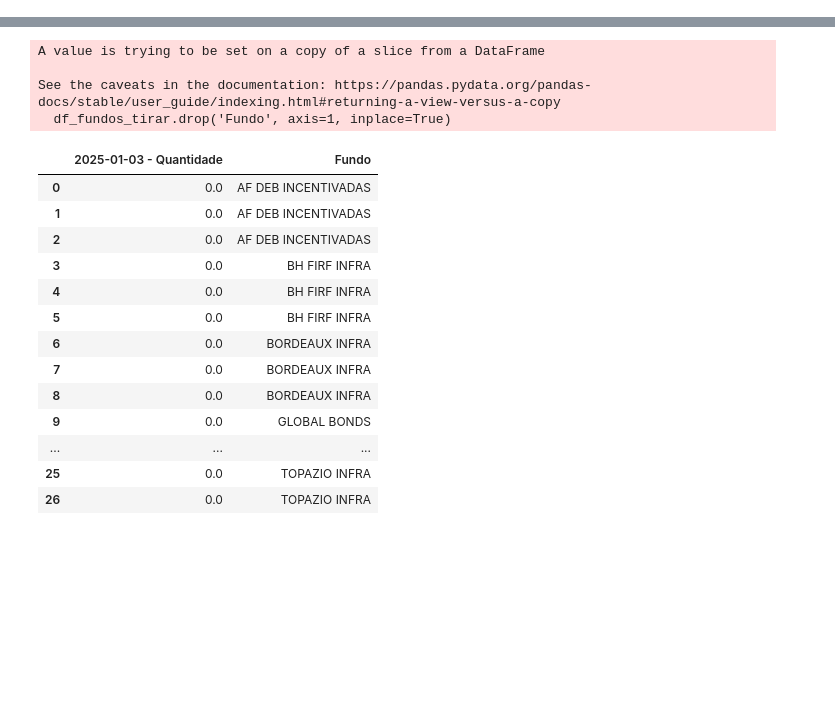
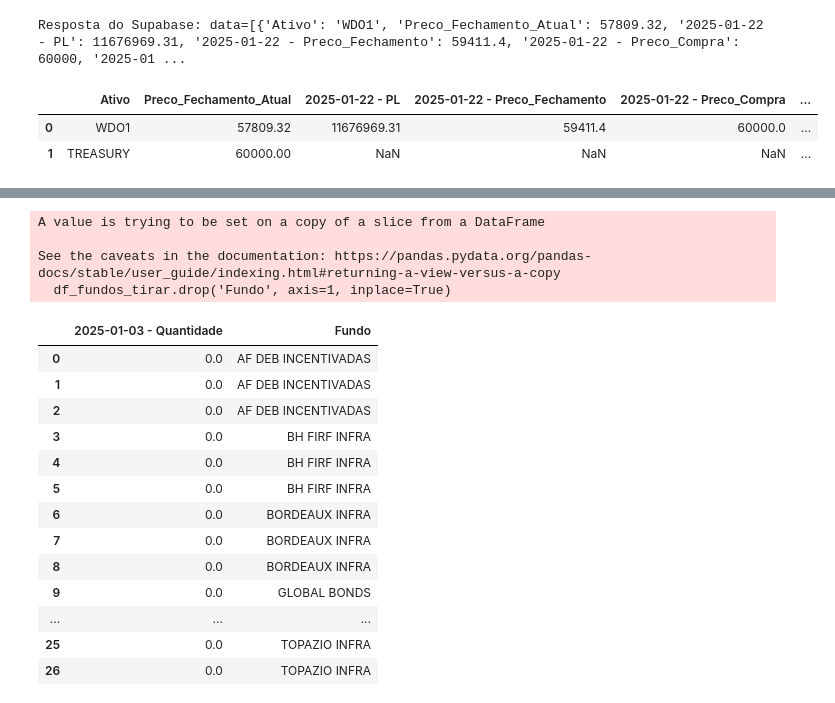
Before and after one commit to AFINVEST/Projeto-Gestao-Risco, a Jupyter notebook: Teste.ipynb, the cells around one changed output, grey strips where cells are left out. Cells and saved outputs as stored; diff of their text form; code cells hidden in the pictures; blank space fills up the shorter version.

```diff
--- a/Teste.ipynb
+++ b/Teste.ipynb
@@ -123,0 +264,23 @@ def att_port():
+# %%
+def load_data():
+    try:
+        response = supabase.table('AF DEB INCENTIVADAS').select("*").execute()
+        print("Resposta do Supabase:", response)  # Depuração
+        return response.data
+    except Exception as e:
+        return []
+
+data = load_data()
+if data:
+    df = pd.DataFrame(data)
+
+
+#Adicionar um novo registro no Supabase {'Ativo': 'WDO1', 'Preco_Fechamento_Atual': 57809.32, '2025-01-22 - PL': 11676969.31, '2025-01-22 - Preco_Fechamento': 59411.4, '2025-01-22 - Preco_Compra': 60000, '2025-01-22 - Quantidade': 1, '2025-01-22 - Rendimento': -588.599999999999
+
+df = pd.DataFrame(data)
+df
+# %% [output]
+Resposta do Supabase: data=[{'Ativo': 'WDO1', 'Preco_Fechamento_Atual': 57809.32, '2025-01-22 - PL': 11676969.31, '2025-01-22 - Preco_Fechamento': 59411.4, '2025-01-22 - Preco_Compra': 60000, '2025-01 ...
+|  | Ativo | Preco_Fechamento_Atual | 2025-01-22 - PL | 2025-01-22 - Preco_Fechamento | 2025-01-22 - Preco_Compra | ... |
+| 0 | WDO1 | 57809.32 | 11676969.31 | 59411.4 | 60000.0 | ... |
+| 1 | TREASURY | 60000.00 | NaN | NaN | NaN | ... |
```
Also changed, not shown: parts of 27 cells of this notebook, 22 other files.
